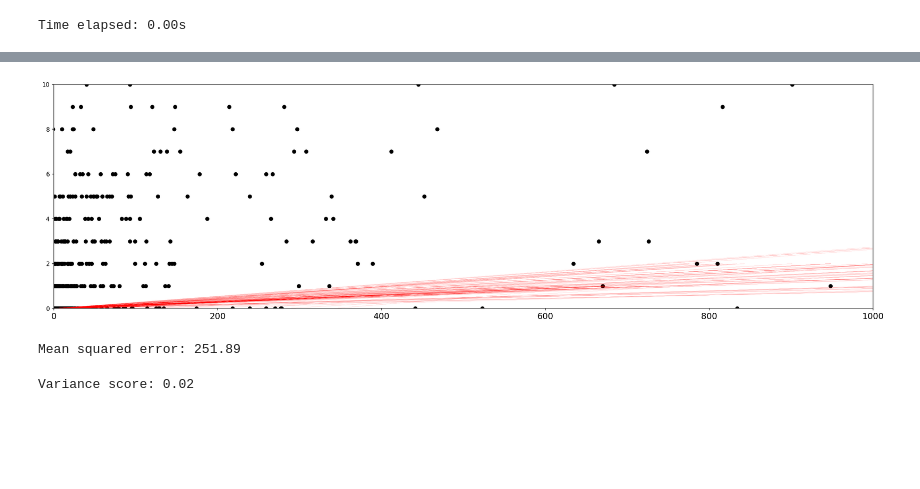
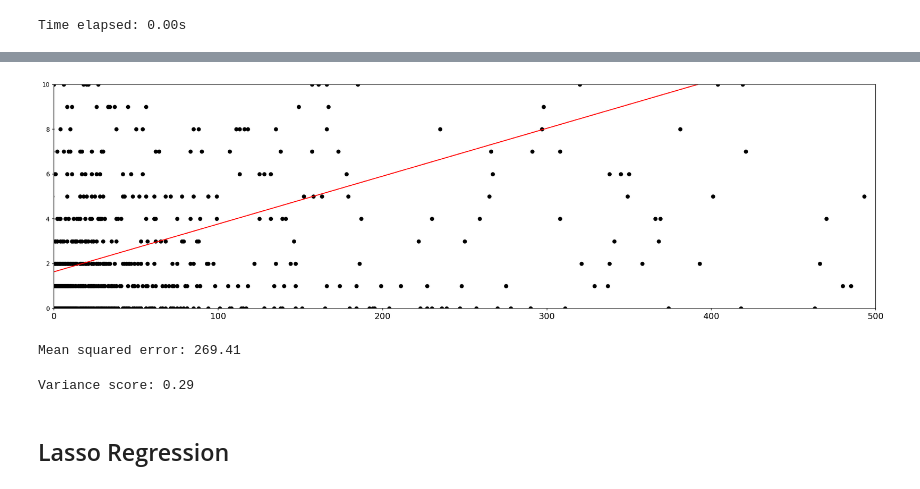
Before and after one commit to andrea5972/ML_classification, a Jupyter notebook: Regression/SocialNews-V1.ipynb, the cells around one changed output, grey strips where cells are left out. Drawn from its saved outputs; the diff is of its cells as text; code cells hidden in the pictures; blank space fills up the shorter version.

```diff
--- a/Regression/SocialNews-V1.ipynb
+++ b/Regression/SocialNews-V1.ipynb
@@ -133,9 +133,9 @@ data.groupby('Topic').agg('sum')[['LinkedIn','GooglePlus', 'Facebook']].plot(kin
 
 ##### If given the Facebook popularity for a news story, can we accuractely predict its popularity on GooglePlus?
 # %%
-#Downsample 5000 entries for training
+#Downsample 10000 entries for training
 
-data = data.sample(n=5000, random_state=42)
+data = data.sample(n=10000, random_state=42)
 # %%
 # Create a new dataset with only the features we want
 #data_social = data.loc[data['Topic'] == 'microsoft']
@@ -226,7 +219,13 @@ logit_regr = LogisticRegression(solver = 'lbfgs', random_state=42)
+# %%
+
+# random_state reproduces the same sequence of random numbers for comparing identical training sessions.
+
+
+ridge_regr = Ridge(alpha=1.0, random_state=42)
 # %%
 # We time how long it takes to fit the model
 
 start_time = time()
-logit_regr.fit(social_X_train, social_y_train)
+ridge_regr.fit(social_X_train, social_y_train)
 print('Time elapsed: %.2fs' % (time()-start_time))
 # %% [output]
@@ -234,26 +233,28 @@ Time elapsed: 1.31s
 # %%
 # Time to predict
 
-social_y_pred = logit_regr.predict(social_X_test)
+social_y_pred = ridge_regr.predict(social_X_test)
 # %%
 # Lets see what our prediction looks like
 
 plt.scatter(social_X_test, social_y_test,  color='black')
-plt.plot(social_X_test, social_y_pred, color='red', linewidth=0.1)
-plt.axis([0, 1000, 0, 10])
+plt.plot(social_X_test, social_y_pred, color='red', linewidth=1)
+plt.axis([0, 500, 0, 10])
 plt.show()
 # %% [output]
-[figure, old version]
+[figure, new version]
 # %%
 # Mean Squared Error - the average square loss per example.(the larger the number, the larger the error)
 
 print("Mean squared error: %.2f"
       % mean_squared_error(social_y_test, social_y_pred))
 # %% [output]
-Mean squared error: 251.89
+Mean squared error: 269.41
 # %%
 # Variance Score - how far observed values differ from the avg. of predicted values (1.0 being the max)
 
 print('Variance score: %.2f' % r2_score(social_y_test, social_y_pred))
 # %% [output]
-Variance score: 0.02
+Variance score: 0.29
+# %% [markdown]
+## Lasso Regression
```
Also changed, not shown: parts of 27 cells of this notebook.
